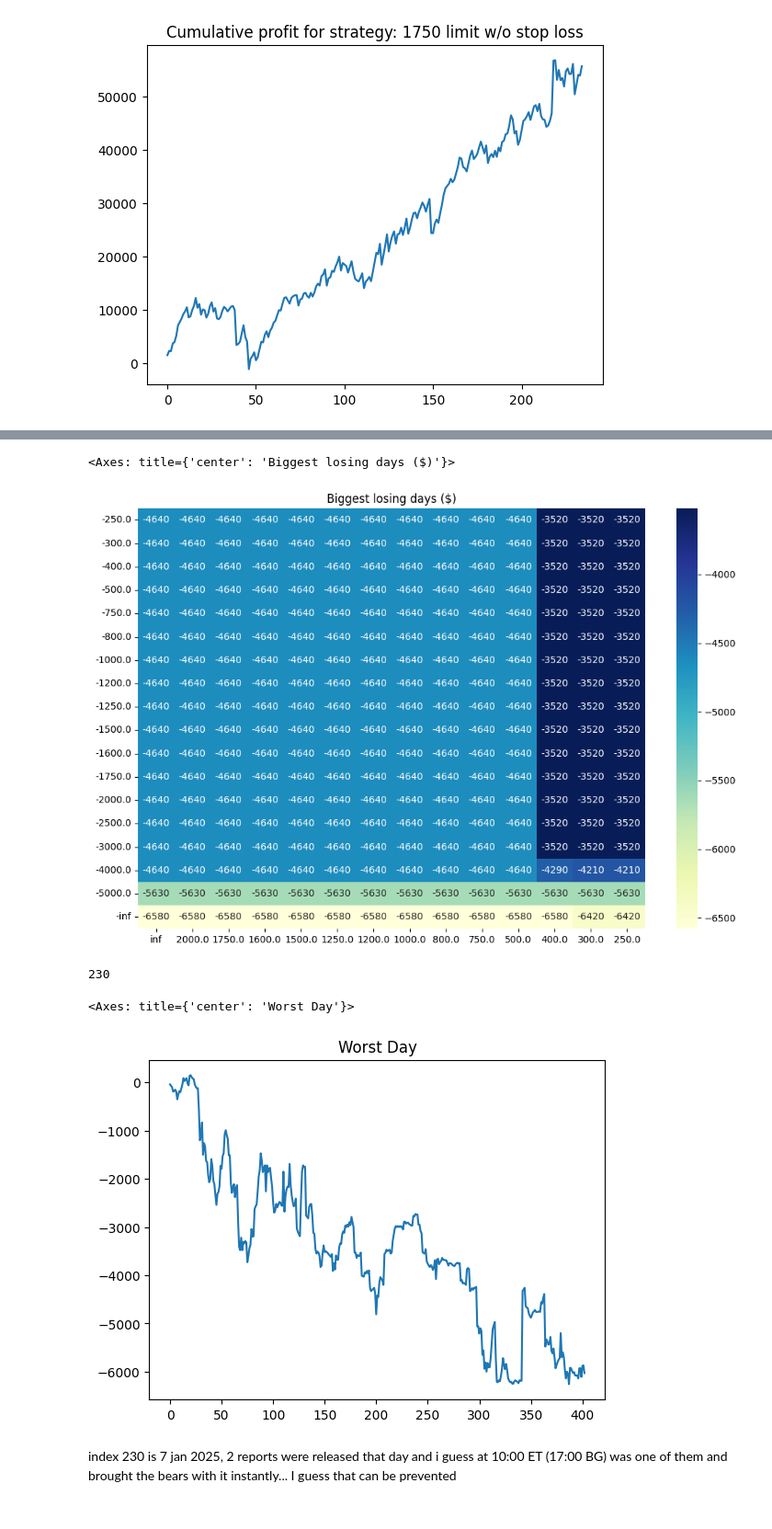
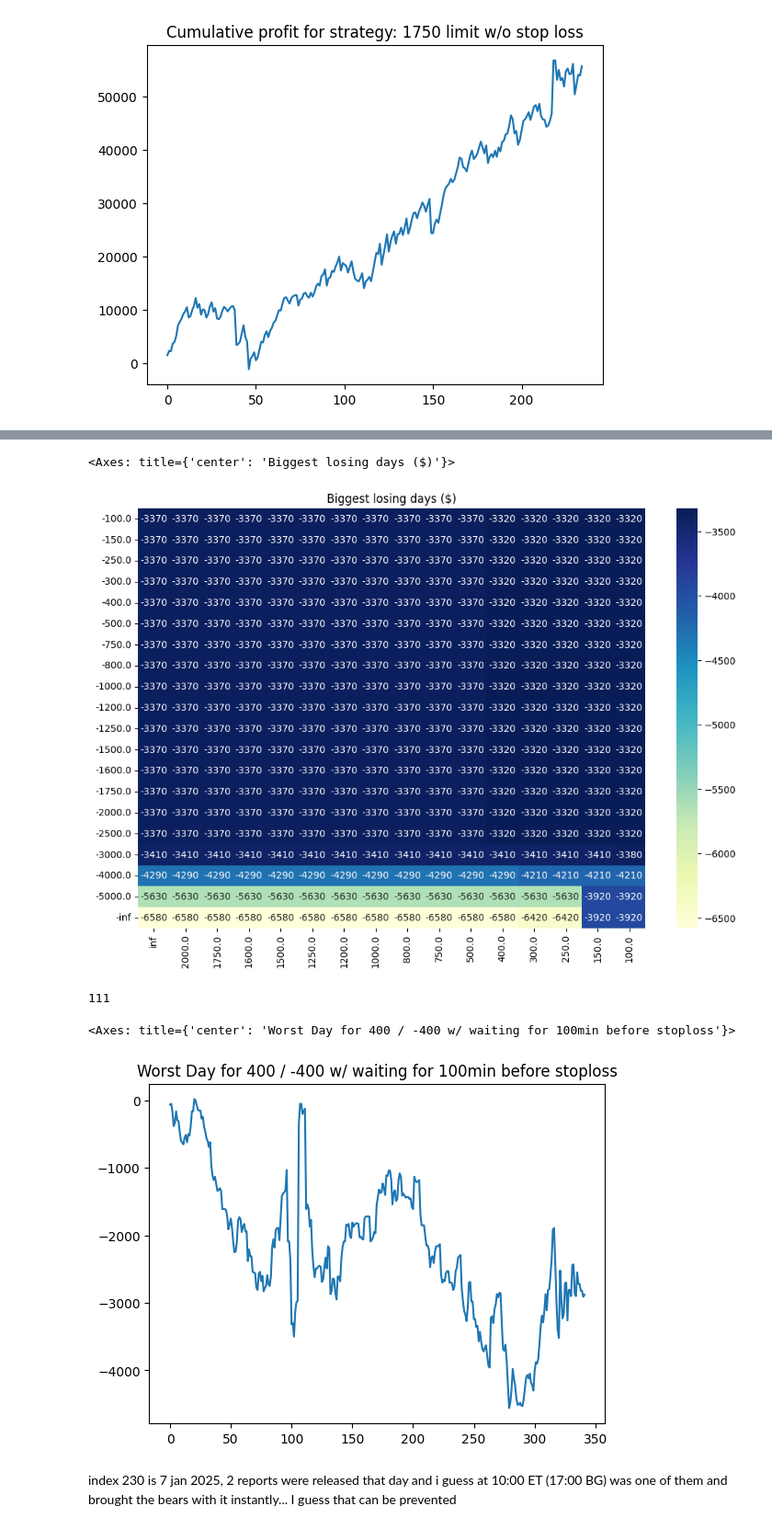
Before and after one commit to yalishanda42/stonksbot, a Jupyter notebook: options/backtest_analysis.ipynb, the cells around one changed output, grey strips where cells are left out. Shown at 92% size. Drawn from its saved outputs; the diff is of its cells as text; code cells hidden in the pictures.

```diff
--- a/options/backtest_analysis.ipynb
+++ b/options/backtest_analysis.ipynb
@@ -94,3 +92,5 @@ WAIT_FOR_N_BEFORE_STOPLOSS = 150  # 2.5 hours
+# %%
+WAIT_FOR_N_BEFORE_STOPLOSS = 100  # 1 hour 40min
 # %%
 # quick histogram
 all_values = [v for daily_values in daily_movements for v in daily_values[:-EXLUDE_LAST_N]]
@@ -111,8 +111,8 @@ daily_min_max_df.plot(style='.')
 # %%
 n_days = daily_min_max_df.shape[0]
 # %%
-profit_categories = [np.inf, 2000, 1750, 1600, 1500, 1250, 1200, 1000, 800, 750, 500, 400, 300, 250]
-loss_categories = [-250, -300, -400, -500, -750, -800, -1000, -1200, -1250, -1500, -1600, -1750, -2000, -2500, -3000, -4000, -5000, -np.inf]
+profit_categories = [np.inf, 2000, 1750, 1600, 1500, 1250, 1200, 1000, 800, 750, 500, 400, 300, 250, 150, 100]
+loss_categories = [-100, -150, -250, -300, -400, -500, -750, -800, -1000, -1200, -1250, -1500, -1600, -1750, -2000, -2500, -3000, -4000, -5000, -np.inf]
 
 profit_ratios = {
     cat: sum(
@@ -331,20 +342,20 @@ plt.title("Biggest losing days ($)")
 sns.heatmap(top_losers_df, annot=True, fmt=".0f", cmap="YlGnBu")
 # %% [output]
 <Axes: title={'center': 'Biggest losing days ($)'}>
-[figure, old version]
+[figure, new version]
 # %%
 # hmm
 
 daily_pnl = np.array([closing_strategy_limit_or_stoploss_after_n_or_last_m(400, 400, WAIT_FOR_N_BEFORE_STOPLOSS, EXLUDE_LAST_N)(daily_movement) for daily_movement in daily_movements])
 
-plt.title("Worst Day")
+plt.title(f"Worst Day for 400 / -400 w/ waiting for {WAIT_FOR_N_BEFORE_STOPLOSS}min before stoploss")
 day_idx = np.argmin(daily_pnl)
 print(day_idx)
 sns.lineplot(daily_movements[day_idx])
 # %% [output]
-230
+111
-<Axes: title={'center': 'Worst Day'}>
+<Axes: title={'center': 'Worst Day for 400 / -400 w/ waiting for 100min before stoploss'}>
-[figure, old version]
+[figure, new version]
 # %% [markdown]
 index 230 is 7 jan 2025, 2 reports were released that day and i guess at 10:00 ET (17:00 BG) was one of them and brought the bears with it instantly... I guess that can be prevented
 # %%
```
Also changed, not shown: parts of 19 cells of this notebook.
